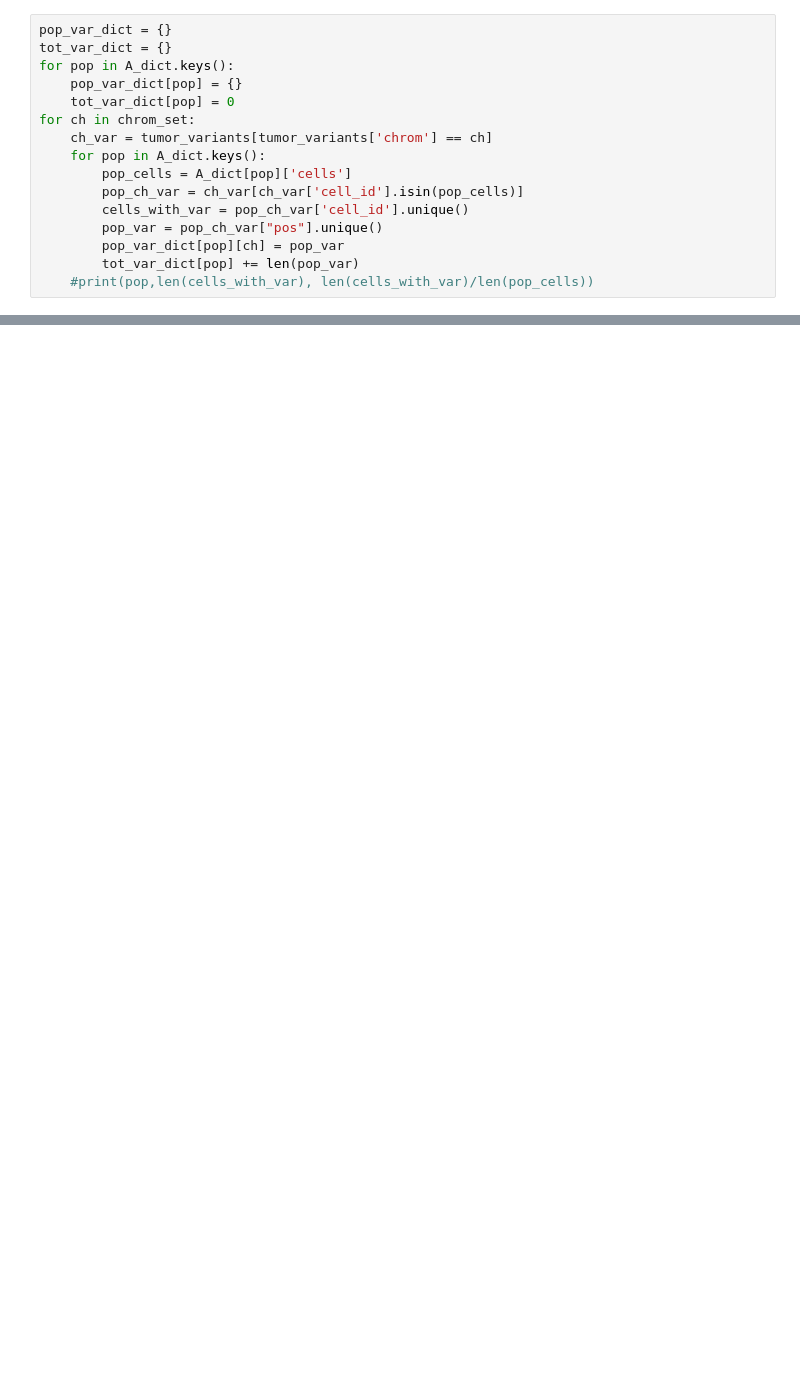
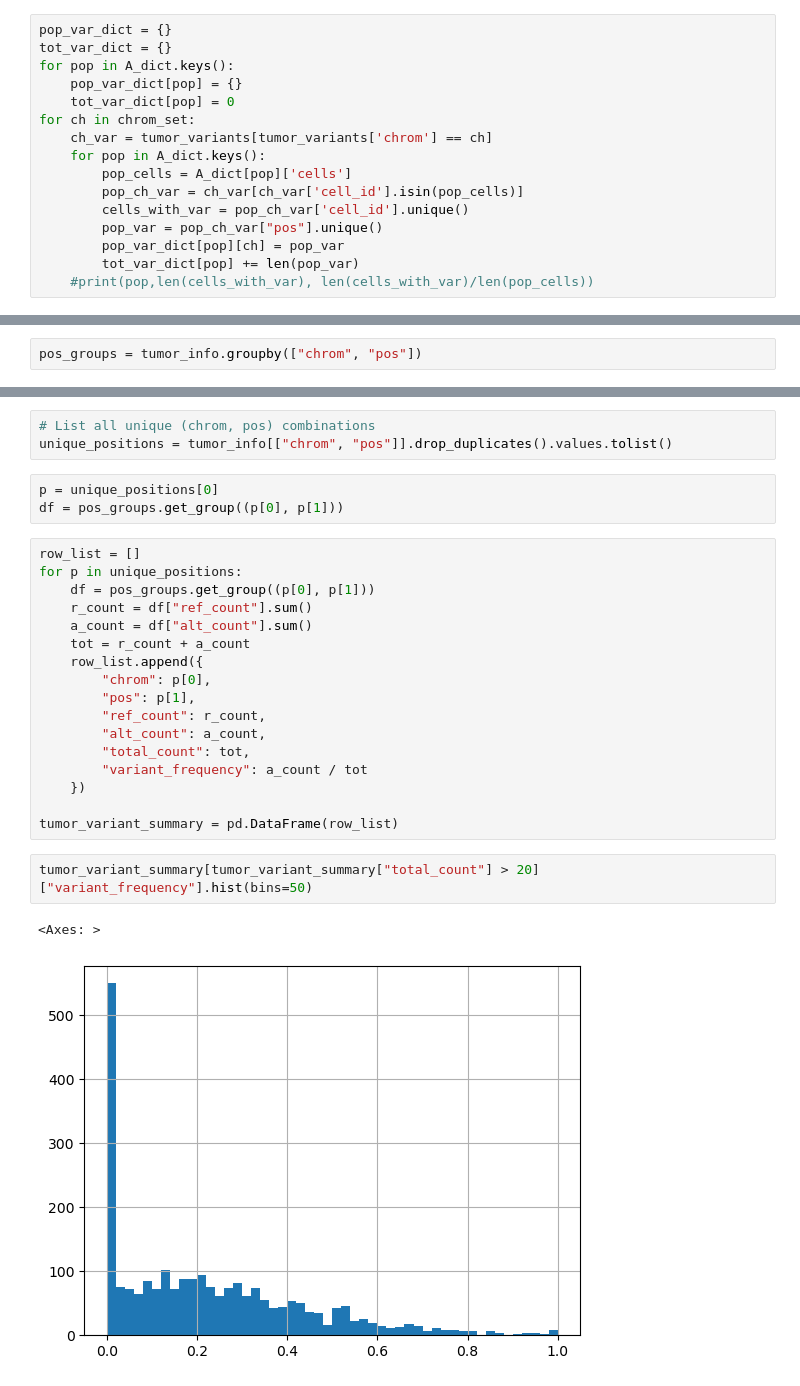
Before and after one commit to nissimranade/Multinomial_EM, a Jupyter notebook: notebooks/tumor_specific_variant_analysis.ipynb, the cells around one changed output, grey strips where cells are left out. Saved outputs shown, nothing was run; the diff lists cells and outputs as text; blank space fills up the shorter version.

```diff
--- a/notebooks/tumor_specific_variant_analysis.ipynb
+++ b/notebooks/tumor_specific_variant_analysis.ipynb
@@ -161,0 +219,2 @@ variant_summary
+# %%
+pos_groups = tumor_info.groupby(["chrom", "pos"])
@@ -161,0 +237,28 @@ variant_summary
+# %%
+# List all unique (chrom, pos) combinations
+unique_positions = tumor_info[["chrom", "pos"]].drop_duplicates().values.tolist()
+# %%
+p = unique_positions[0]
+df = pos_groups.get_group((p[0], p[1]))
+# %%
+row_list = []
+for p in unique_positions:
+    df = pos_groups.get_group((p[0], p[1]))
+    r_count = df["ref_count"].sum()
+    a_count = df["alt_count"].sum()
+    tot = r_count + a_count
+    row_list.append({
+        "chrom": p[0],
+        "pos": p[1],
+        "ref_count": r_count,
+        "alt_count": a_count,
+        "total_count": tot,
+        "variant_frequency": a_count / tot
+    })
+
+tumor_variant_summary = pd.DataFrame(row_list)
+# %%
+tumor_variant_summary[tumor_variant_summary["total_count"] > 20]["variant_frequency"].hist(bins=50)
+# %% [output]
+<Axes: >
+[figure, added]
```
Also changed, not shown: parts of 19 cells of this notebook, 3 other files.
